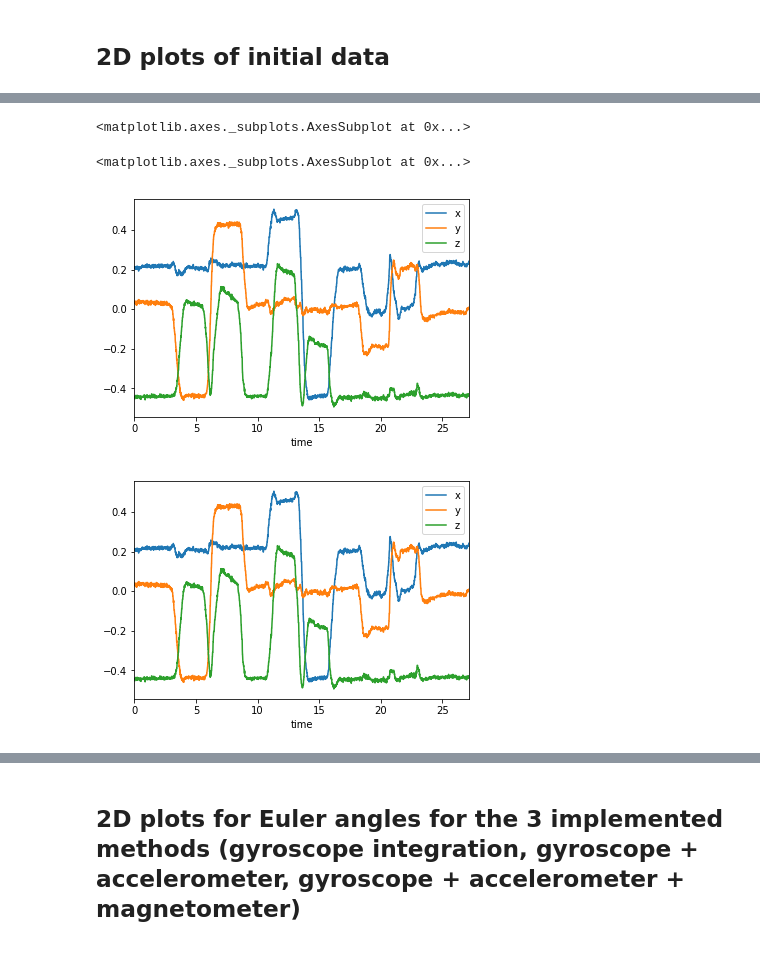
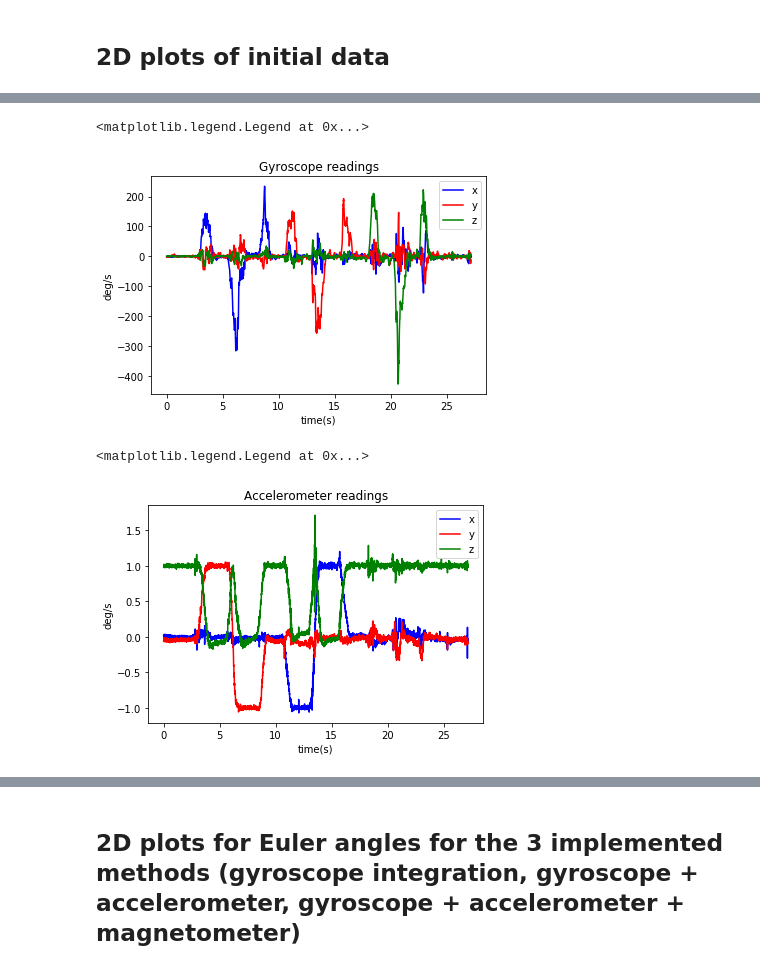
Before and after one commit to Fatema/imu, a Jupyter notebook: imu-prototype.ipynb, the cells around one changed output, grey strips where cells are left out. Saved outputs shown, nothing was run; the diff lists cells and outputs as text; code cells hidden in the pictures.

```diff
--- a/imu-prototype.ipynb
+++ b/imu-prototype.ipynb
@@ -624,7 +496,36 @@ accelerometer_data[['time', 'x', 'y', 'z']].plot(x='time')
-# %%
-magnetometer_data[['time', 'x', 'y', 'z']].plot(x='time')
-# %% [output]
-<matplotlib.axes._subplots.AxesSubplot at 0x...>
-<matplotlib.axes._subplots.AxesSubplot at 0x...>
-[figure, removed]
-[figure, removed]
+# %%
+plt.clf()
+
+time = imu_data['time'].values
+
+plt.xlabel('time(s)')
+plt.ylabel('deg/s')
+plt.title('Gyroscope readings')
+xdata = gyroscope_data['x'].values
+ydata = gyroscope_data['y'].values
+zdata = gyroscope_data['z'].values
+plt.plot(time, xdata, linestyle='-', color='b', label='x')
+plt.plot(time, ydata, linestyle='-', color='r', label='y')
+plt.plot(time, zdata, linestyle='-', color='g', label='z')
+plt.legend(loc='upper right')
+# %% [output]
+<matplotlib.legend.Legend at 0x...>
+[figure, added]
+# %%
+plt.clf()
+
+time = imu_data['time'].values
+
+plt.xlabel('time(s)')
+plt.ylabel('deg/s')
+plt.title('Accelerometer readings')
+xdata = accelerometer_data['x'].values
+ydata = accelerometer_data['y'].values
+zdata = accelerometer_data['z'].values
+plt.plot(time, xdata, linestyle='-', color='b', label='x')
+plt.plot(time, ydata, linestyle='-', color='r', label='y')
+plt.plot(time, zdata, linestyle='-', color='g', label='z')
+plt.legend(loc='upper right')
+# %% [output]
+<matplotlib.legend.Legend at 0x...>
+[figure, added]
```
Also changed, not shown: parts of 25 cells of this notebook.
